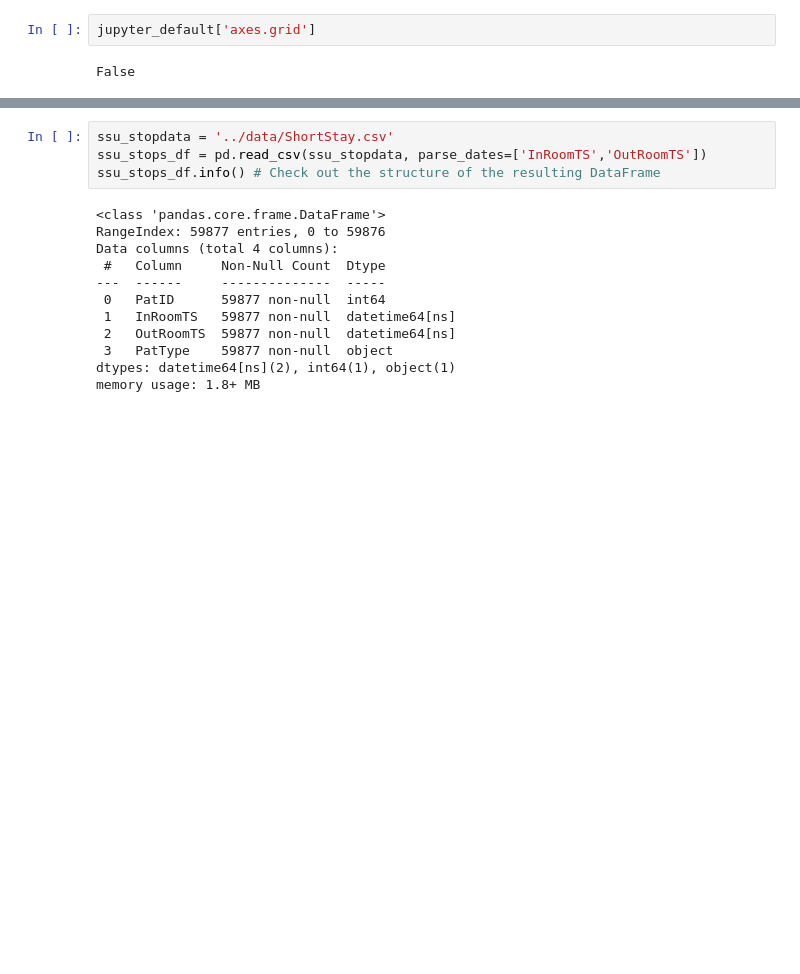
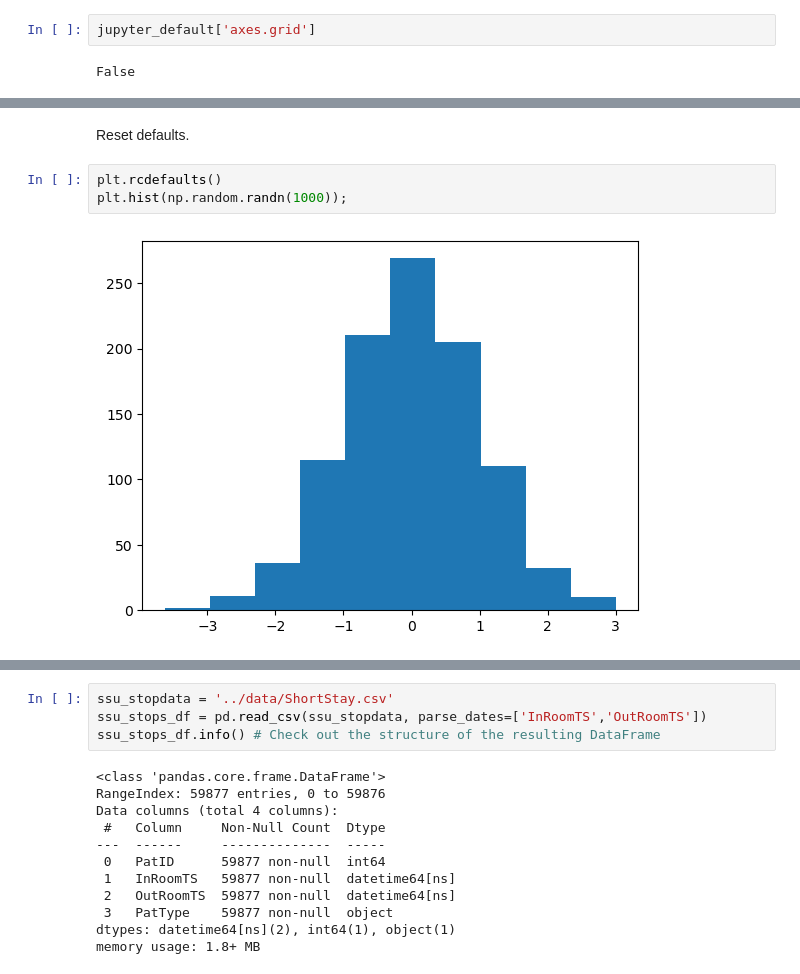
Before and after one commit to misken/hillmaker, a Jupyter notebook: examples/notebooks/hill_plotting.ipynb, the cells around one changed output, grey strips where cells are left out. Drawn from its saved outputs; the diff is of its cells as text; blank space fills up the shorter version.

```diff
--- a/examples/notebooks/hill_plotting.ipynb
+++ b/examples/notebooks/hill_plotting.ipynb
@@ -69,0 +178,7 @@ white
+# %% [markdown]
+Reset defaults.
+# %%
+plt.rcdefaults()
+plt.hist(np.random.randn(1000));
+# %% [output]
+[figure, added]
```
Also changed, not shown: parts of 33 cells of this notebook, 1 other file.
